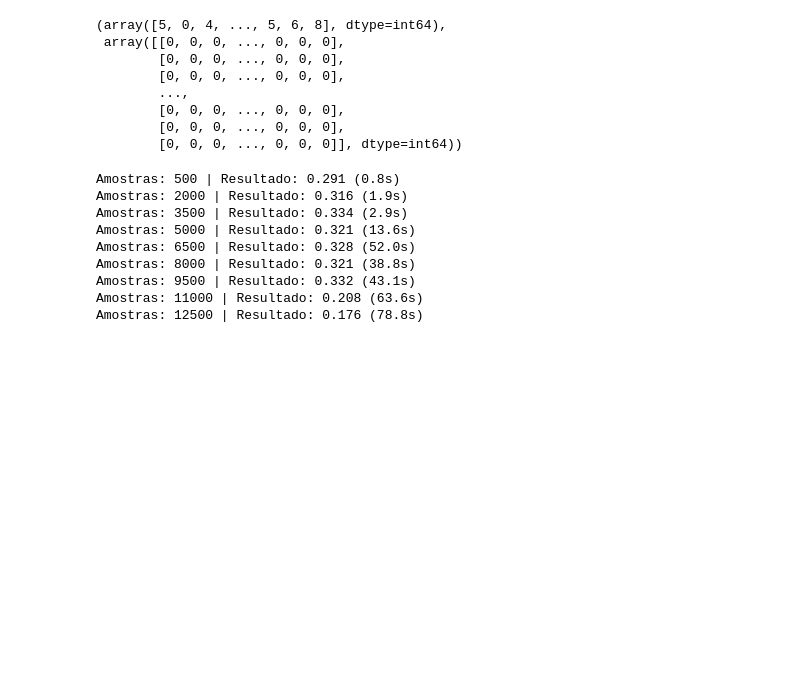
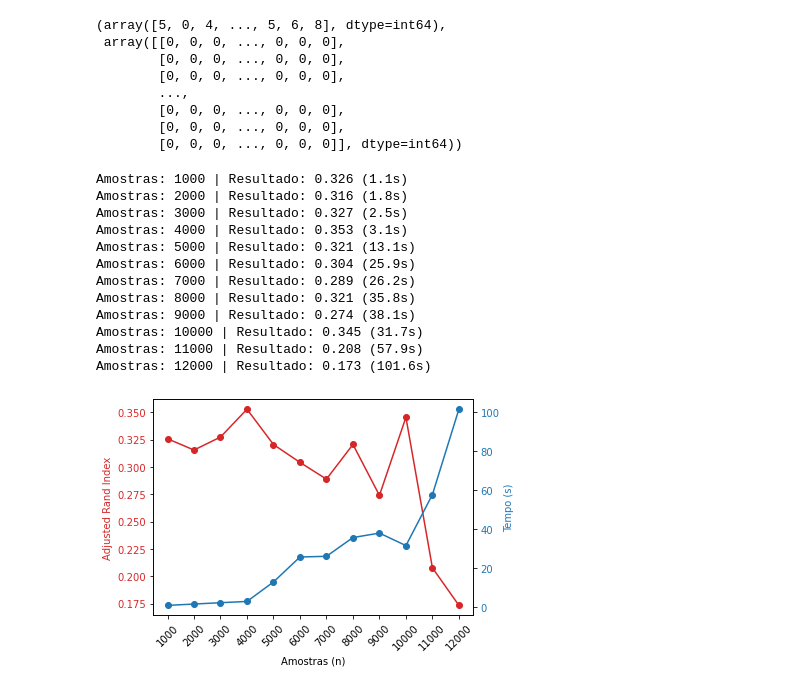
Before and after one commit to MarcoGrivol/Manifold-Learning, a Jupyter notebook: GMM.ipynb, the cells around one changed output. Cells and saved outputs as stored; diff of their text form; code cells hidden in the pictures; blank space fills up the shorter version.

```diff
--- a/GMM.ipynb
+++ b/GMM.ipynb
@@ -41,10 +42,11 @@ idx = np.random.RandomState(seed=42).permutation(len(x))
 x = x[idx, :]
 label = label[idx]
 
-cut_values = np.arange(500, 12501, step=1500)
+amostras = np.arange(1000, 12001, step=1000)
 ari_results = []
+time_results = []
 
-for cut in cut_values:
+for cut in amostras:
     x_cut = x[:cut, :]
     label_cut = label[:cut]
     print(f'Amostras: {cut}', end='')
@@ -55,16 +57,41 @@ for cut in cut_values:
     t1 = time()
 
     ari = metrics.adjusted_rand_score(label_cut, gmm_predict)
-    print(f' | Resultado: {ari:.3f} ({t1 - t0:.1f}s)')
+    t = t1 - t0
+    print(f' | Resultado: {ari:.3f} ({t:.1f}s)')
 
     ari_results.append(ari)
+    time_results.append(t)
 # %% [output]
-Amostras: 500 | Resultado: 0.291 (0.8s)
-Amostras: 2000 | Resultado: 0.316 (1.9s)
-Amostras: 3500 | Resultado: 0.334 (2.9s)
-Amostras: 5000 | Resultado: 0.321 (13.6s)
-Amostras: 6500 | Resultado: 0.328 (52.0s)
-Amostras: 8000 | Resultado: 0.321 (38.8s)
-Amostras: 9500 | Resultado: 0.332 (43.1s)
-Amostras: 11000 | Resultado: 0.208 (63.6s)
-Amostras: 12500 | Resultado: 0.176 (78.8s)
+Amostras: 1000 | Resultado: 0.326 (1.1s)
+Amostras: 2000 | Resultado: 0.316 (1.8s)
+Amostras: 3000 | Resultado: 0.327 (2.5s)
+Amostras: 4000 | Resultado: 0.353 (3.1s)
+Amostras: 5000 | Resultado: 0.321 (13.1s)
+Amostras: 6000 | Resultado: 0.304 (25.9s)
+Amostras: 7000 | Resultado: 0.289 (26.2s)
+Amostras: 8000 | Resultado: 0.321 (35.8s)
+Amostras: 9000 | Resultado: 0.274 (38.1s)
+Amostras: 10000 | Resultado: 0.345 (31.7s)
+Amostras: 11000 | Resultado: 0.208 (57.9s)
+Amostras: 12000 | Resultado: 0.173 (101.6s)
+# %%
+fig, ax1 = plt.subplots()
+plt.xticks(amostras, rotation=45, ha='center')
+
+color = 'tab:red'
+ax1.set_xlabel('Amostras (n)')
+ax1.set_ylabel('Adjusted Rand Index', color=color)
+ax1.plot(amostras, ari_results, color=color, marker='o')
+ax1.tick_params(axis='y', labelcolor=color)
+
+ax2 = ax1.twinx()
+color = 'tab:blue'
+ax2.set_ylabel('Tempo (s)', color=color)
+ax2.plot(amostras, time_results, color=color, marker='o')
+ax2.tick_params(axis='y', labelcolor=color)
+
+fig.tight_layout()
+plt.show()
+# %% [output]
+[figure, added]
```
Also changed, not shown: parts of 1 cell of this notebook, 16 other files.
